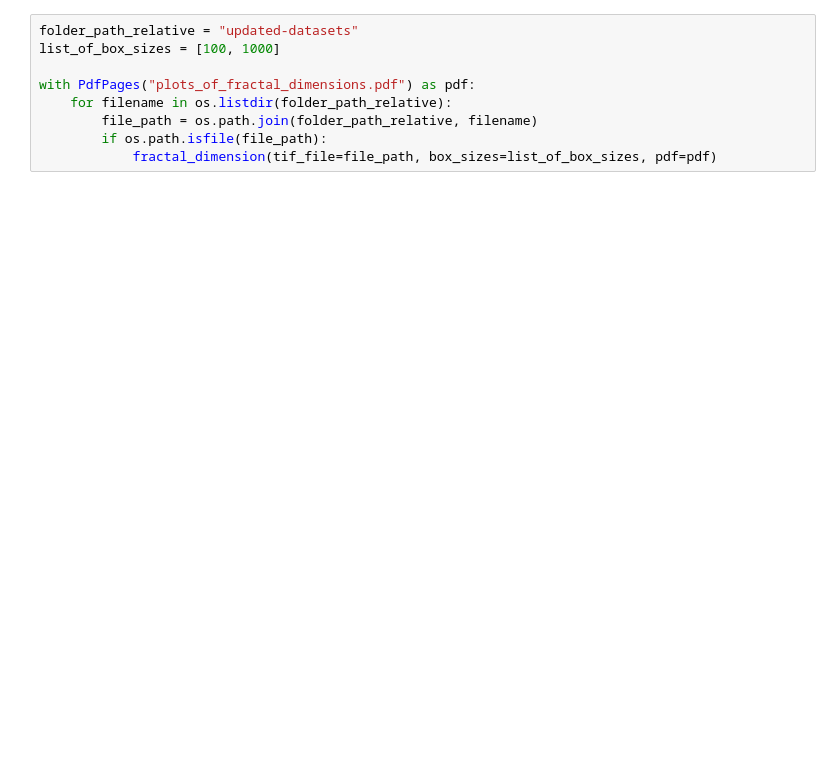
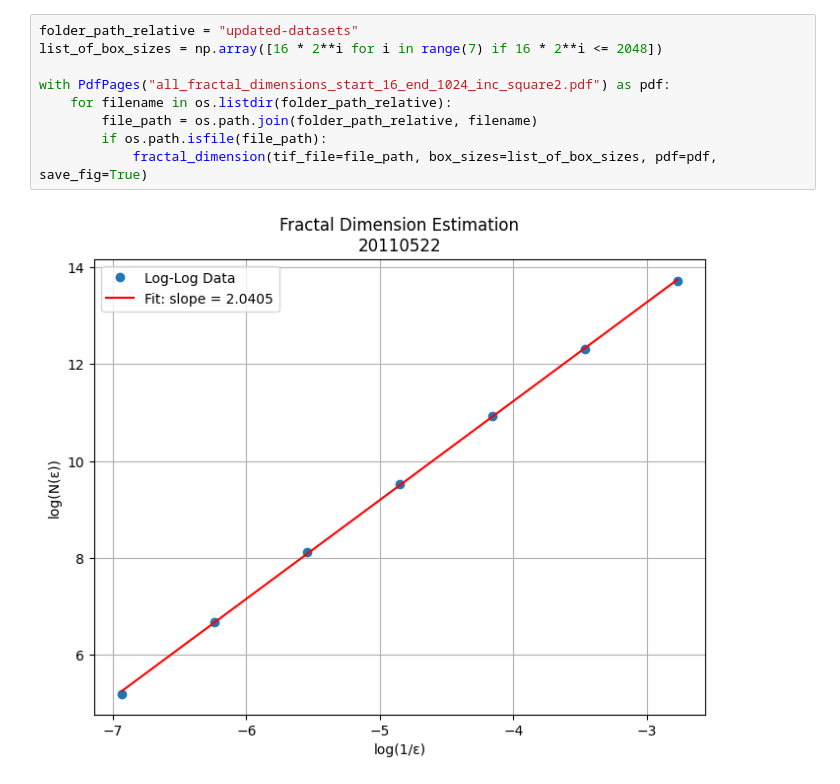
Before and after one commit to Hassoonu/2025-SROP-MSI-Alliance-REU, a Jupyter notebook: andrew_work/process_data.ipynb, the cells around one changed output. Cells and saved outputs as stored; diff of their text form; blank space fills up the shorter version.

```diff
--- a/andrew_work/process_data.ipynb
+++ b/andrew_work/process_data.ipynb
@@ -63,9 +162,11 @@ def fractal_dimension(tif_file: str, box_sizes: List[int], pdf: PdfPages):
 # %%
 folder_path_relative = "updated-datasets"
-list_of_box_sizes = [100, 1000]
+list_of_box_sizes = np.array([16 * 2**i for i in range(7) if 16 * 2**i <= 2048])
 
-with PdfPages("plots_of_fractal_dimensions.pdf") as pdf:
+with PdfPages("all_fractal_dimensions_start_16_end_1024_inc_square2.pdf") as pdf:
     for filename in os.listdir(folder_path_relative):
         file_path = os.path.join(folder_path_relative, filename)
         if os.path.isfile(file_path):
-            fractal_dimension(tif_file=file_path, box_sizes=list_of_box_sizes, pdf=pdf)
+            fractal_dimension(tif_file=file_path, box_sizes=list_of_box_sizes, pdf=pdf, save_fig=True)
+# %% [output]
+[figure, added]
```
Also changed, not shown: parts of 8 cells of this notebook, 4 other files.
